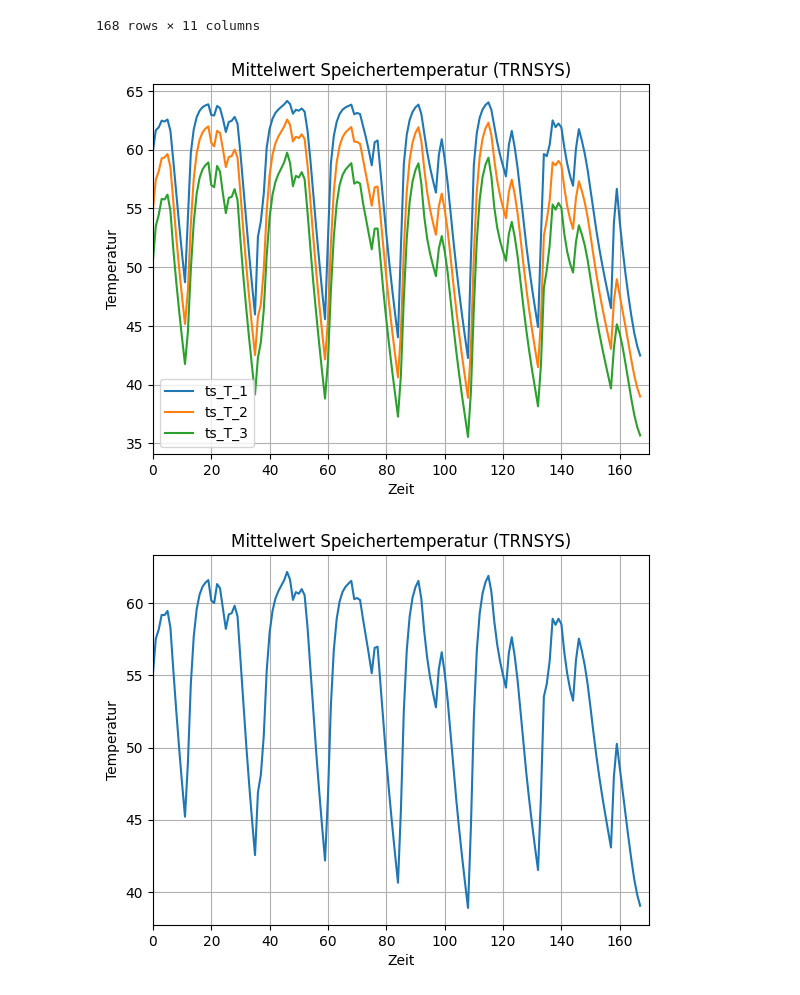
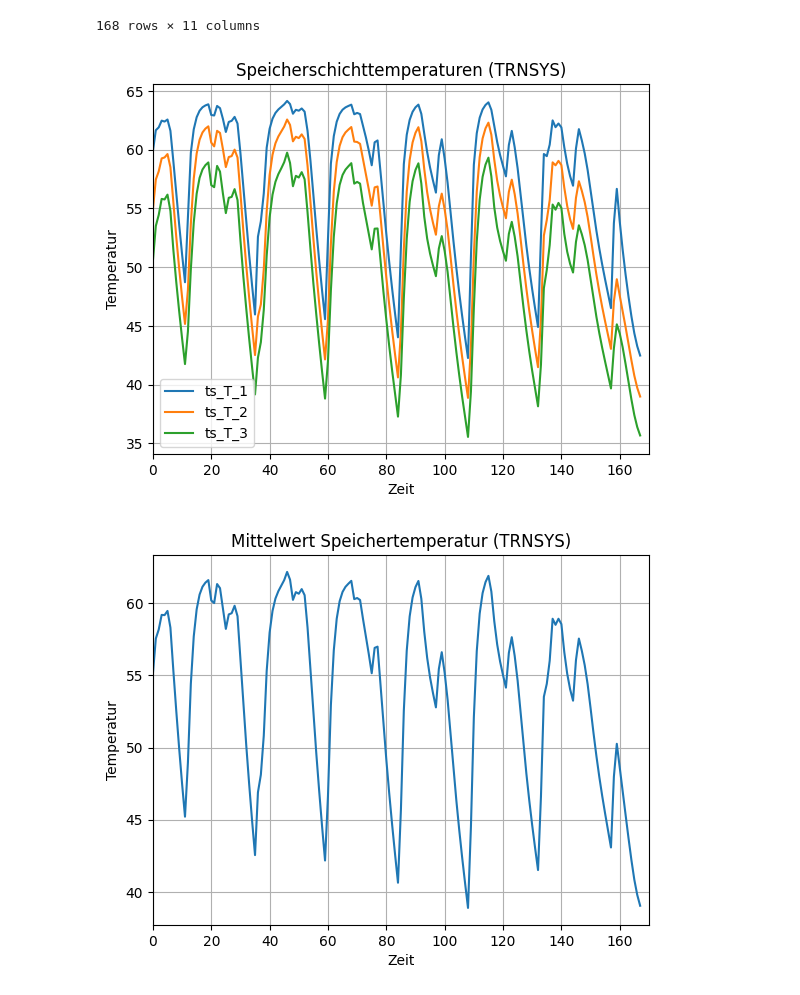
Before and after one commit to choffma8/masterprojektWaermespeicher, a Jupyter notebook: modellierungKonstanterVolumenspeicher.ipynb, the cells around one changed output. Cells and saved outputs as stored; diff of their text form; code cells hidden in the pictures.

```diff
--- a/modellierungKonstanterVolumenspeicher.ipynb
+++ b/modellierungKonstanterVolumenspeicher.ipynb
@@ -364,6 +365,7 @@ for f in TRNSYSinputs:
 
 TRNSYSdata = pd.concat(df_liste, axis=1).sort_index().reset_index()
 TRNSYSdata = TRNSYSdata.rename(columns={'TIME':'Time', 'Massenstrom':'ts_m_heatspace', 'T_amb':'ts_T_amb', 'P_heatspace':'ts_P_heatspace', 'T_R':'ts_T_R', 'T_M':'ts_T_m', 'T_1':'ts_T_1', 'T_2':'ts_T_2','T_3':'ts_T_3', 'p_heat':'ts_P_heat', 'm_flow':'ts_m_flow'})
+TRNSYSdata = TRNSYSdata.round(6)
 TRNSYSdata
 # %% [output]
 |  | Time | ts_m_heatspace | ts_T_amb | ts_P_heatspace | ts_T_R | ts_T_m | ts_T_1 | ts_T_2 | ts_T_3 | ... |
@@ -382,16 +384,16 @@ TRNSYSdata
 # %%
 TRNSYS_T_s = TRNSYSdata[['ts_T_1', 'ts_T_2', 'ts_T_3']].copy()
 
 TRNSYS_T_s.plot()
-plt.title('Mittelwert Speichertemperatur (TRNSYS)')
+plt.title('Speicherschichttemperaturen (TRNSYS)')
 plt.xlabel('Zeit')
 plt.ylabel('Temperatur')
 plt.xlim(0, 170)
 plt.grid()
 plt.savefig('Outputs/ts_speicherschichten.png')
 plt.show()
 # %% [output]
-[figure, old version]
+[figure, new version]
 # %%
 TRNSYS_T_m = TRNSYSdata['ts_T_m'].copy()
 
```
Also changed, not shown: parts of 5 cells of this notebook, 5 other files.
